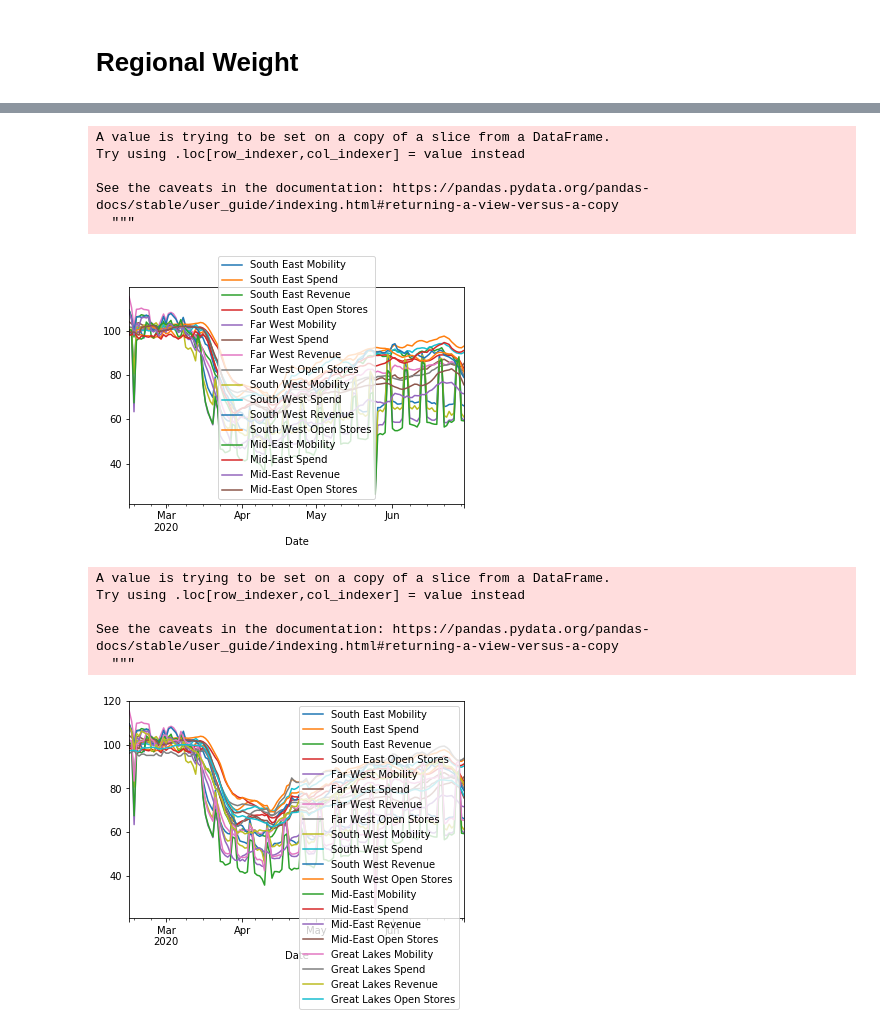
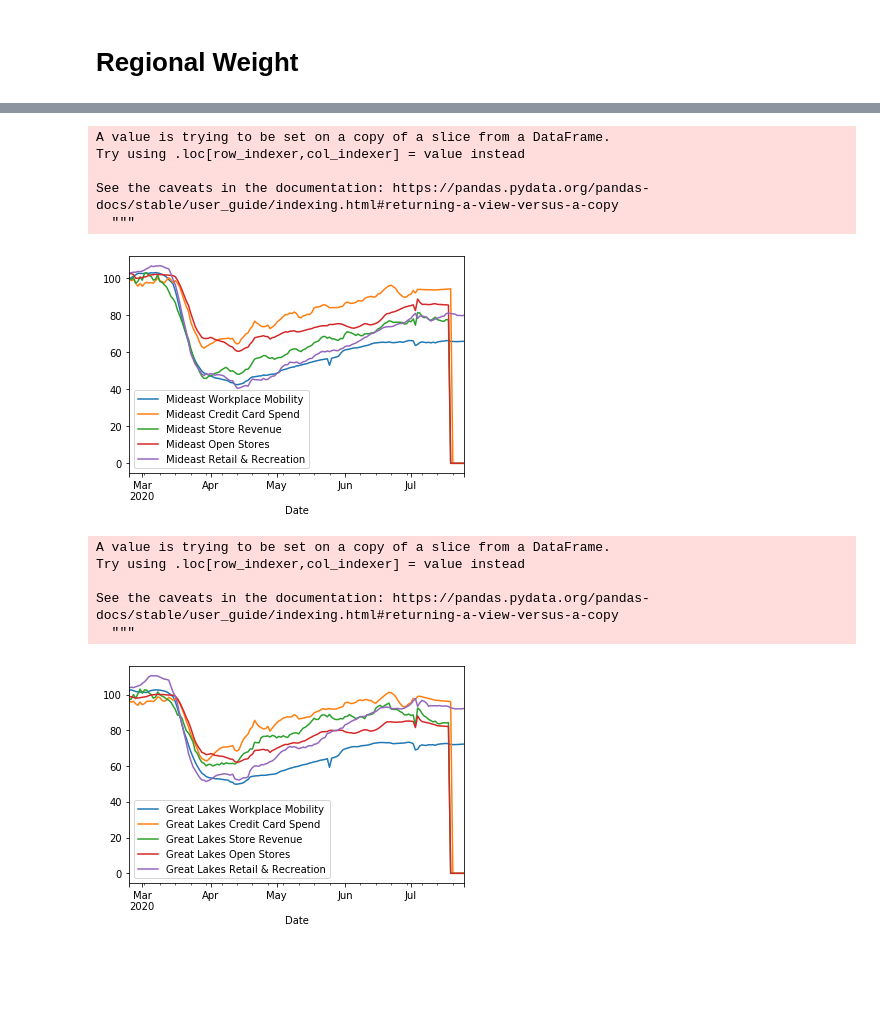
Before and after one commit to bm-1961/GDP_Weighted_COVID_Data, a Jupyter notebook: COVID Econ Tracker.ipynb, the cells around one changed output, grey strips where cells are left out. Drawn from its saved outputs; the diff is of its cells as text; code cells hidden in the pictures; blank space fills up the shorter version.

```diff
--- a/COVID Econ Tracker.ipynb
+++ b/COVID Econ Tracker.ipynb
@@ -156,0 +224,3 @@ df6.plot()
+# %%
+df6= df5[["Workplace Mobility","Credit Card Spend","Store Revenue","Open Stores","Retail and Recreation Mobility"]].copy()
+df6.plot()
@@ -189,16 +262,18 @@ df_SE1 = df_SE1.merge(df_SE, left_index=True, right_index=True)
 df_SE1["regional_weight"] = df_SE1['GDP_Contribution_y']/df_SE1['GDP_Contribution_x']
 
 #use the above to create the regional input for each state
-df_SE1["South East Mobility"]= df_SE1["gps_workplaces"]*df_SE1["regional_weight"]
+df_SE1["South East Workplace Mobility"]= df_SE1["gps_workplaces"]*df_SE1["regional_weight"]
 df_SE1["regionally_weighted_spend_all"]= df_SE1["spend_all"]*df_SE1["regional_weight"]
 df_SE1["regionally_weighted_revenue_all"]= df_SE1["revenue_all"]*df_SE1["regional_weight"]
 df_SE1["regionally_weighted_merchants_all"]= df_SE1["merchants_all"]*df_SE1["regional_weight"]
+df_SE1["South East Retail & Recreation"]= df_SE1["retail_rec"]*df_SE1["regional_weight"]
 
 #sum weighted components
-df_SE2 = pd.DataFrame(df_SE1.groupby('Date')['South East Mobility'].sum())
-df_SE2["South East Spend"] = pd.DataFrame(df_SE1.groupby('Date')['regionally_weighted_spend_all'].sum())
-df_SE2["South East Revenue"] = pd.DataFrame(df_SE1.groupby('Date')['regionally_weighted_revenue_all'].sum())
+df_SE2 = pd.DataFrame(df_SE1.groupby('Date')['South East Workplace Mobility'].sum())
+df_SE2["South East Credit Card Spend"] = pd.DataFrame(df_SE1.groupby('Date')['regionally_weighted_spend_all'].sum())
+df_SE2["South East Store Revenue"] = pd.DataFrame(df_SE1.groupby('Date')['regionally_weighted_revenue_all'].sum())
 df_SE2["South East Open Stores"] = pd.DataFrame(df_SE1.groupby('Date')['regionally_weighted_merchants_all'].sum())
+df_SE2["South East Retail & Recreation"] = pd.DataFrame(df_SE1.groupby('Date')['South East Retail & Recreation'].sum())
 
 #plot to check it works
 df_SE2.plot()
@@ -235,16 +310,18 @@ df_SE1 = df_SE1.merge(df_SE, left_index=True, right_index=True)
 df_SE1["regional_weight"] = df_SE1['GDP_Contribution_y']/df_SE1['GDP_Contribution_x']
 
 #use the above to create the regional input for each state
-df_SE1["regionally_weighted_mobility"]= df_SE1["gps_workplaces"]*df_SE1["regional_weight"]
+df_SE1["Far West Workplace Mobility"]= df_SE1["gps_workplaces"]*df_SE1["regional_weight"]
 df_SE1["regionally_weighted_spend_all"]= df_SE1["spend_all"]*df_SE1["regional_weight"]
 df_SE1["regionally_weighted_revenue_all"]= df_SE1["revenue_all"]*df_SE1["regional_weight"]
 df_SE1["regionally_weighted_merchants_all"]= df_SE1["merchants_all"]*df_SE1["regional_weight"]
+df_SE1["South East Retail & Recreation"]= df_SE1["retail_rec"]*df_SE1["regional_weight"]
 
 #sum weighted components
-df_SE2["Far West Mobility"] = pd.DataFrame(df_SE1.groupby('Date')['regionally_weighted_mobility'].sum())
-df_SE2["Far West Spend"] = pd.DataFrame(df_SE1.groupby('Date')['regionally_weighted_spend_all'].sum())
-df_SE2["Far West Revenue"] = pd.DataFrame(df_SE1.groupby('Date')['regionally_weighted_revenue_all'].sum())
+df_SE2 = pd.DataFrame(df_SE1.groupby('Date')['Far West Workplace Mobility'].sum())
+df_SE2["Far West Credit Card Spend"] = pd.DataFrame(df_SE1.groupby('Date')['regionally_weighted_spend_all'].sum())
+df_SE2["Far West Store Revenue"] = pd.DataFrame(df_SE1.groupby('Date')['regionally_weighted_revenue_all'].sum())
 df_SE2["Far West Open Stores"] = pd.DataFrame(df_SE1.groupby('Date')['regionally_weighted_merchants_all'].sum())
+df_SE2["Far West Retail & Recreation"] = pd.DataFrame(df_SE1.groupby('Date')["South East Retail & Recreation"].sum())
 
 #plot to check it works
 df_SE2.plot()
@@ -281,16 +358,18 @@ df_SE1 = df_SE1.merge(df_SE, left_index=True, right_index=True)
 df_SE1["regional_weight"] = df_SE1['GDP_Contribution_y']/df_SE1['GDP_Contribution_x']
 
 #use the above to create the regional input for each state
-df_SE1["regionally_weighted_mobility"]= df_SE1["gps_workplaces"]*df_SE1["regional_weight"]
+df_SE1["South West Workplace Mobility"]= df_SE1["gps_workplaces"]*df_SE1["regional_weight"]
 df_SE1["regionally_weighted_spend_all"]= df_SE1["spend_all"]*df_SE1["regional_weight"]
 df_SE1["regionally_weighted_revenue_all"]= df_SE1["revenue_all"]*df_SE1["regional_weight"]
 df_SE1["regionally_weighted_merchants_all"]= df_SE1["merchants_all"]*df_SE1["regional_weight"]
+df_SE1["South East Retail & Recreation"]= df_SE1["retail_rec"]*df_SE1["regional_weight"]
 
 #sum weighted components
-df_SE2["South West Mobility"] = pd.DataFrame(df_SE1.groupby('Date')['regionally_weighted_mobility'].sum())
+df_SE2 = pd.DataFrame(df_SE1.groupby('Date')['South West Workplace Mobility'].sum())
 df_SE2["South West Spend"] = pd.DataFrame(df_SE1.groupby('Date')['regionally_weighted_spend_all'].sum())
 df_SE2["South West Revenue"] = pd.DataFrame(df_SE1.groupby('Date')['regionally_weighted_revenue_all'].sum())
 df_SE2["South West Open Stores"] = pd.DataFrame(df_SE1.groupby('Date')['regionally_weighted_merchants_all'].sum())
+df_SE2["South West Retail & Recreation"] = pd.DataFrame(df_SE1.groupby('Date')['South East Retail & Recreation'].sum())
 
 #plot to check it works
 df_SE2.plot()
@@ -317,39 +401,41 @@ df_SE1 = pd.DataFrame(df_SE.groupby('date', as_index=False)['GDP_Contribution'].
 
 
 #convert date to datetime
 df_SE1['Date'] =  pd.to_datetime(df_SE1['date'], format='%d-%m-%Y')
 df_SE1 = df_SE1.set_index('Date')
 
 #merge data
 df_SE1 = df_SE1.merge(df_SE, left_index=True, right_index=True)
 
 #calculate the weight for each state
 df_SE1["regional_weight"] = df_SE1['GDP_Contribution_y']/df_SE1['GDP_Contribution_x']
 
 #use the above to create the regional input for each state
-df_SE1["regionally_weighted_mobility"]= df_SE1["gps_workplaces"]*df_SE1["regional_weight"]
+df_SE1["Mideast Workplace Mobility"]= df_SE1["gps_workplaces"]*df_SE1["regional_weight"]
 df_SE1["regionally_weighted_spend_all"]= df_SE1["spend_all"]*df_SE1["regional_weight"]
 df_SE1["regionally_weighted_revenue_all"]= df_SE1["revenue_all"]*df_SE1["regional_weight"]
 df_SE1["regionally_weighted_merchants_all"]= df_SE1["merchants_all"]*df_SE1["regional_weight"]
+df_SE1["South East Retail & Recreation"]= df_SE1["retail_rec"]*df_SE1["regional_weight"]
 
 #sum weighted components
-df_SE2["Mid-East Mobility"] = pd.DataFrame(df_SE1.groupby('Date')['regionally_weighted_mobility'].sum())
-df_SE2["Mid-East Spend"] = pd.DataFrame(df_SE1.groupby('Date')['regionally_weighted_spend_all'].sum())
-df_SE2["Mid-East Revenue"] = pd.DataFrame(df_SE1.groupby('Date')['regionally_weighted_revenue_all'].sum())
-df_SE2["Mid-East Open Stores"] = pd.DataFrame(df_SE1.groupby('Date')['regionally_weighted_merchants_all'].sum())
+df_SE2 = pd.DataFrame(df_SE1.groupby('Date')['Mideast Workplace Mobility'].sum())
+df_SE2["Mideast Credit Card Spend"] = pd.DataFrame(df_SE1.groupby('Date')['regionally_weighted_spend_all'].sum())
+df_SE2["Mideast Store Revenue"] = pd.DataFrame(df_SE1.groupby('Date')['regionally_weighted_revenue_all'].sum())
+df_SE2["Mideast Open Stores"] = pd.DataFrame(df_SE1.groupby('Date')['regionally_weighted_merchants_all'].sum())
+df_SE2["Mideast Retail & Recreation"] = pd.DataFrame(df_SE1.groupby('Date')['South East Retail & Recreation'].sum())
 
 #plot to check it works
 df_SE2.plot()
 
 #merge data
 df_Master = df_SE2.merge(df_Master, left_index=True, right_index=True)
 # %% [output]
 A value is trying to be set on a copy of a slice from a DataFrame.
 Try using .loc[row_indexer,col_indexer] = value instead
 
 See the caveats in the documentation: https://pandas.pydata.org/pandas-docs/stable/user_guide/indexing.html#returning-a-view-versus-a-copy
   """
-[figure, old version]
+[figure, new version]
 # %%
 #dataframe for region
 df_SE = df4[G_Lakes]
@@ -373,16 +459,18 @@ df_SE1 = df_SE1.merge(df_SE, left_index=True, right_index=True)
 df_SE1["regional_weight"] = df_SE1['GDP_Contribution_y']/df_SE1['GDP_Contribution_x']
 
 #use the above to create the regional input for each state
-df_SE1["regionally_weighted_mobility"]= df_SE1["gps_workplaces"]*df_SE1["regional_weight"]
+df_SE1["Great Lakes Workplace Mobility"]= df_SE1["gps_workplaces"]*df_SE1["regional_weight"]
 df_SE1["regionally_weighted_spend_all"]= df_SE1["spend_all"]*df_SE1["regional_weight"]
 df_SE1["regionally_weighted_revenue_all"]= df_SE1["revenue_all"]*df_SE1["regional_weight"]
 df_SE1["regionally_weighted_merchants_all"]= df_SE1["merchants_all"]*df_SE1["regional_weight"]
+df_SE1["South East Retail & Recreation"]= df_SE1["retail_rec"]*df_SE1["regional_weight"]
 
 #sum weighted components
-df_SE2["Great Lakes Mobility"] = pd.DataFrame(df_SE1.groupby('Date')['regionally_weighted_mobility'].sum())
-df_SE2["Great Lakes Spend"] = pd.DataFrame(df_SE1.groupby('Date')['regionally_weighted_spend_all'].sum())
-df_SE2["Great Lakes Revenue"] = pd.DataFrame(df_SE1.groupby('Date')['regionally_weighted_revenue_all'].sum())
+df_SE2 = pd.DataFrame(df_SE1.groupby('Date')['Great Lakes Workplace Mobility'].sum())
+df_SE2["Great Lakes Credit Card Spend"] = pd.DataFrame(df_SE1.groupby('Date')['regionally_weighted_spend_all'].sum())
+df_SE2["Great Lakes Store Revenue"] = pd.DataFrame(df_SE1.groupby('Date')['regionally_weighted_revenue_all'].sum())
 df_SE2["Great Lakes Open Stores"] = pd.DataFrame(df_SE1.groupby('Date')['regionally_weighted_merchants_all'].sum())
+df_SE2["Great Lakes Retail & Recreation"] = pd.DataFrame(df_SE1.groupby('Date')['South East Retail & Recreation'].sum())
 
 #plot to check it works
 df_SE2.plot()
@@ -395,7 +483,7 @@ Try using .loc[row_indexer,col_indexer] = value instead
 
 See the caveats in the documentation: https://pandas.pydata.org/pandas-docs/stable/user_guide/indexing.html#returning-a-view-versus-a-copy
   """
-[figure, old version]
+[figure, new version]
 # %%
 #dataframe for region
 df_SE = df4[Plains]
```
Also changed, not shown: parts of 31 cells of this notebook.
